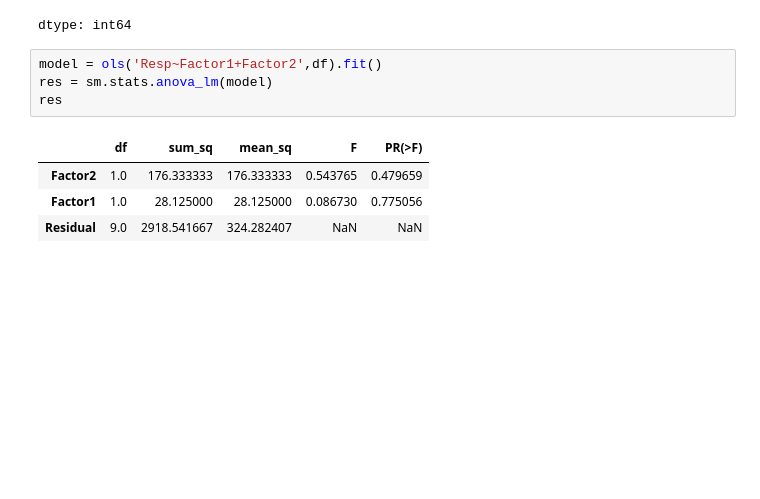
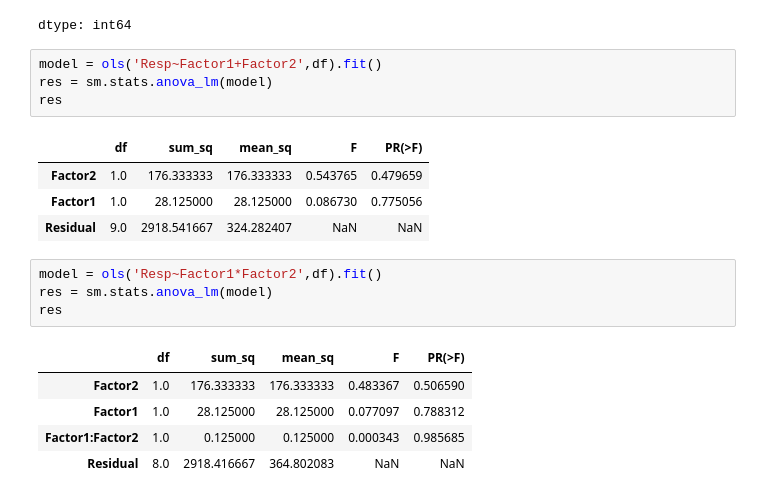
Before and after one commit to Omkar210/Statistics-and-ML, a Jupyter notebook: Day11.ipynb, the cells around one changed output. Drawn from its saved outputs; the diff is of its cells as text; blank space fills up the shorter version.

```diff
--- a/Day11.ipynb
+++ b/Day11.ipynb
@@ -211,3 +229,13 @@ res
 | Factor2 | 1.0 | 176.333333 | 176.333333 | 0.543765 | 0.479659 |
 | Factor1 | 1.0 | 28.125000 | 28.125000 | 0.086730 | 0.775056 |
 | Residual | 9.0 | 2918.541667 | 324.282407 | NaN | NaN |
+# %%
+model = ols('Resp~Factor1*Factor2',df).fit()
+res = sm.stats.anova_lm(model)
+res
+# %% [output]
+|  | df | sum_sq | mean_sq | F | PR(>F) |
+| Factor2 | 1.0 | 176.333333 | 176.333333 | 0.483367 | 0.506590 |
+| Factor1 | 1.0 | 28.125000 | 28.125000 | 0.077097 | 0.788312 |
+| Factor1:Factor2 | 1.0 | 0.125000 | 0.125000 | 0.000343 | 0.985685 |
+| Residual | 8.0 | 2918.416667 | 364.802083 | NaN | NaN |
```
Also changed, not shown: parts of 3 cells of this notebook.
